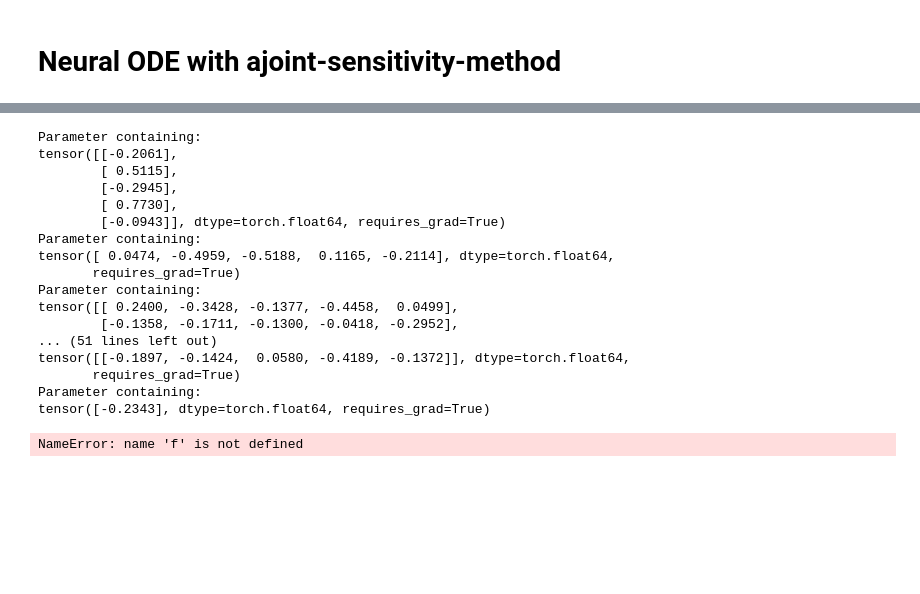
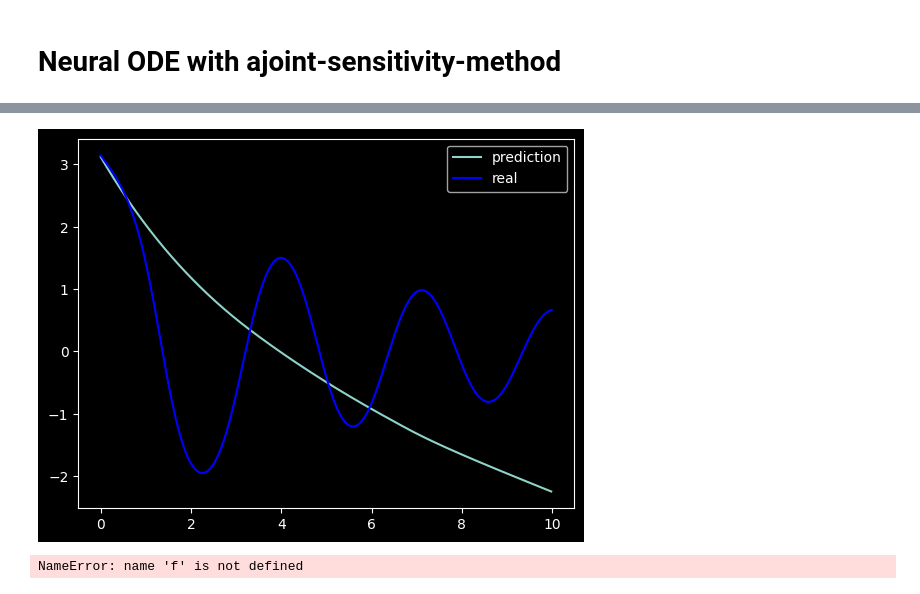
Before and after one commit to MagicMonti/NeuralODE, a Jupyter notebook: test.ipynb, the cells around one changed output, grey strips where cells are left out. Saved outputs shown, nothing was run; the diff lists cells and outputs as text; code cells hidden in the pictures; blank space fills up the shorter version.

Commit message:
added time dependence

```diff
--- a/test.ipynb
+++ b/test.ipynb
@@ -78,6 +78,21 @@ def euler_forward(func, x_i, t_i, t_f, delta_t, return_seq=False):
             x = x + delta_t * func(x)
             x_list.append(x)
         return torch.tensor(x_list)
+# %%
+def euler_forward_batch(func, x,t, propagation_time, delta_t, return_seq=False):
+    time = torch.arange(start=0, end=propagation_time, step=delta_t, requires_grad=False)
+    #x = x.clone().detach() #makes copy of init-tensor and remvoes gradients
+    #t = t.clone().detach()
+    if not return_seq:
+        for t in time:
+            x = x + delta_t * func(x,t).flatten()
+        return x
+    if return_seq:
+        outputs = []
+        for t in time:
+            x = x + delta_t * func(x,t).flatten()
+            outputs.append(x)
+        return torch.tensor(outputs)
 # %%
 class ODEF(nn.Module):
     def forward_with_grad(self):
@@ -92,14 +107,18 @@ class PendelumNetwork(ODEF):
     def __init__(self):
         super(PendelumNetwork, self).__init__()
         self.linear_relu_stack = nn.Sequential(
-            nn.Linear(1, 10, dtype=float),
+            nn.Linear(2, 5, dtype=float),
             nn.ReLU(),
-            nn.Linear(10, 10, dtype=float),
+            nn.Linear(5, 5, dtype=float),
             nn.ReLU(),
-            nn.Linear(10, 1, dtype=float)
+            nn.Linear(5, 1, dtype=float)
         )
-    def forward(self, x):
-        return self.linear_relu_stack(x)
+    def forward(self,x,t): #f(x(t), t)
+        input_ = torch.zeros(2,len(x), dtype=float)
+        input_[0] = x
+        input_[1] = t
+        input_ = input_.T
+        return self.linear_relu_stack(input_)
 # %%
 class ODEAdjoint(torch.autograd.Function):
     @staticmethod
@@ -129,10 +148,11 @@ class NeuralODE(nn.Module):
         self.func = func
         self.delta_t = delta_t
 
-    def forward(self, x_i, t_i , t_f, return_whole_seq=False):
-        #returns x_f
-        #return ODEAdjoint.apply(x_i, t_i, t_f, self.func.flatten_parameters(), self.func, self.delta_t, return_whole_seq)
+    '''def forward(self, x_i, t_i , t_f, return_whole_seq=False):
         if return_whole_seq:
             return euler_forward(self.func, x_i, t_i, t_f, self.delta_t, True)
         else:
-            return euler_forward(self.func, x_i, t_i, t_f, self.delta_t, False)
+            return euler_forward(self.func, x_i, t_i, t_f, self.delta_t, False)'''
+
+    def forward(self, x,t, propagation_time, return_seq=False):
+        return euler_forward_batch(self.func, x,t, propagation_time, self.delta_t, return_seq)
@@ -274,24 +289,11 @@ validation  0.11441856853827033
-# %%
-for param in func.parameters():
-    print(param)
-# %% [output]
-Parameter containing:
-tensor([[-0.2061],
-        [ 0.5115],
-        [-0.2945],
-        [ 0.7730],
-        [-0.0943]], dtype=torch.float64, requires_grad=True)
-Parameter containing:
-tensor([ 0.0474, -0.4959, -0.5188,  0.1165, -0.2114], dtype=torch.float64,
-       requires_grad=True)
-Parameter containing:
-tensor([[ 0.2400, -0.3428, -0.1377, -0.4458,  0.0499],
-        [-0.1358, -0.1711, -0.1300, -0.0418, -0.2952],
-... (51 lines left out)
-tensor([[-0.1897, -0.1424,  0.0580, -0.4189, -0.1372]], dtype=torch.float64,
-       requires_grad=True)
-Parameter containing:
-tensor([-0.2343], dtype=torch.float64, requires_grad=True)
+# %%
+prediction = model(torch.tensor([np.pi],dtype=float), torch.tensor(0), 10, True)
+plt.plot(np.arange(0, 10, delta_t),prediction, label="prediction")
+plt.plot(t, theta, color='b',label="real")
+plt.legend()
+plt.show()
+# %% [output]
+[figure, added]
 # %%
 def one_euler_backward_step(func,x_1,delta_t):
     x = x_1.clone().detach()
```
Also changed, not shown: parts of 9 cells of this notebook.
